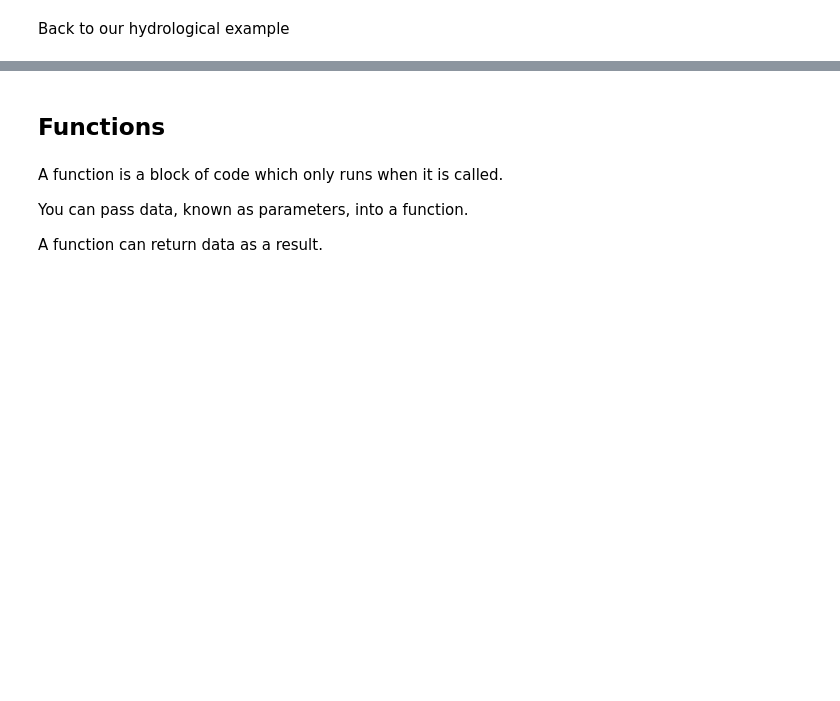
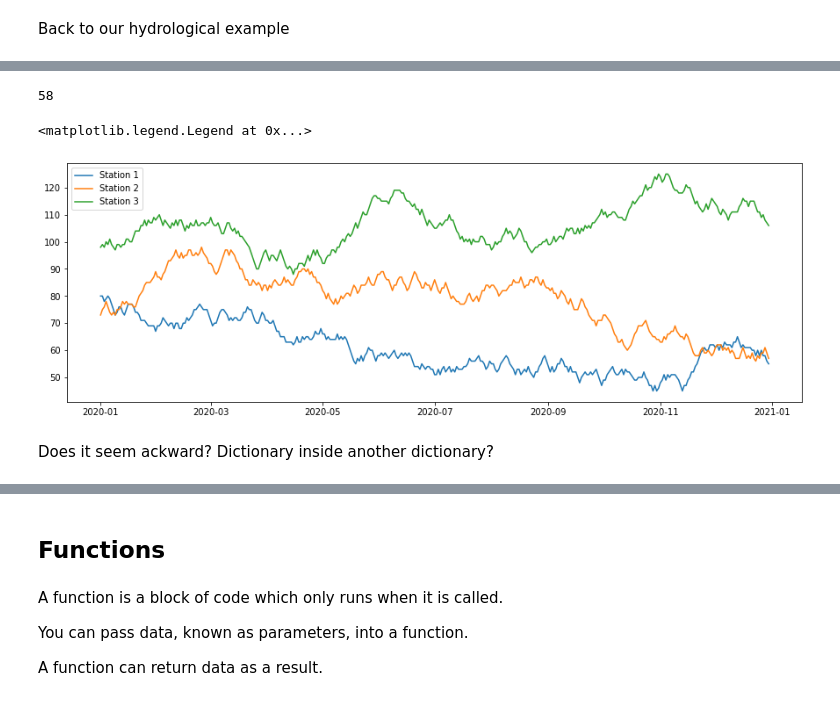
Before and after one commit to cordmaur/PythonForScientists, a Jupyter notebook: Python4Scientists_Lesson2.ipynb, the cells around one changed output, grey strips where cells are left out. Saved outputs shown, nothing was run; the diff lists cells and outputs as text; code cells hidden in the pictures; blank space fills up the shorter version.

```diff
--- a/Python4Scientists_Lesson2.ipynb
+++ b/Python4Scientists_Lesson2.ipynb
@@ -500,0 +511,16 @@ HELP!!!! Its getting too complicated...
+# %%
+stage_data['Station 1'][datetime(2020, 8, 30)]
+# %% [output]
+58
+# %%
+plt.figure(figsize=(15, 5))
+
+for station in stations:
+    plt.plot(list(stage_data[station].keys()), list(stage_data[station].values()), label=station)
+
+plt.legend()
+# %% [output]
+<matplotlib.legend.Legend at 0x...>
+[figure, added]
+# %% [markdown]
+Does it seem ackward? Dictionary inside another dictionary?
```
Also changed, not shown: parts of 58 cells of this notebook.
